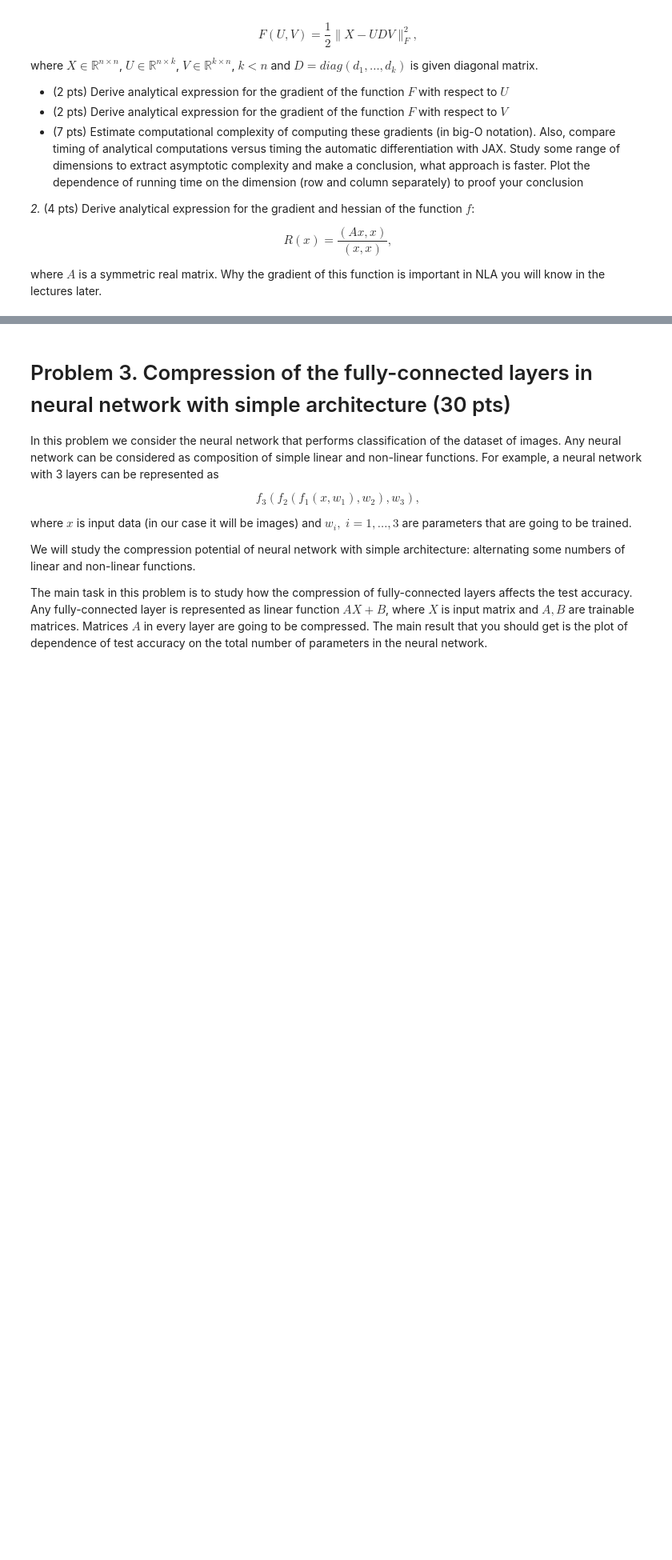
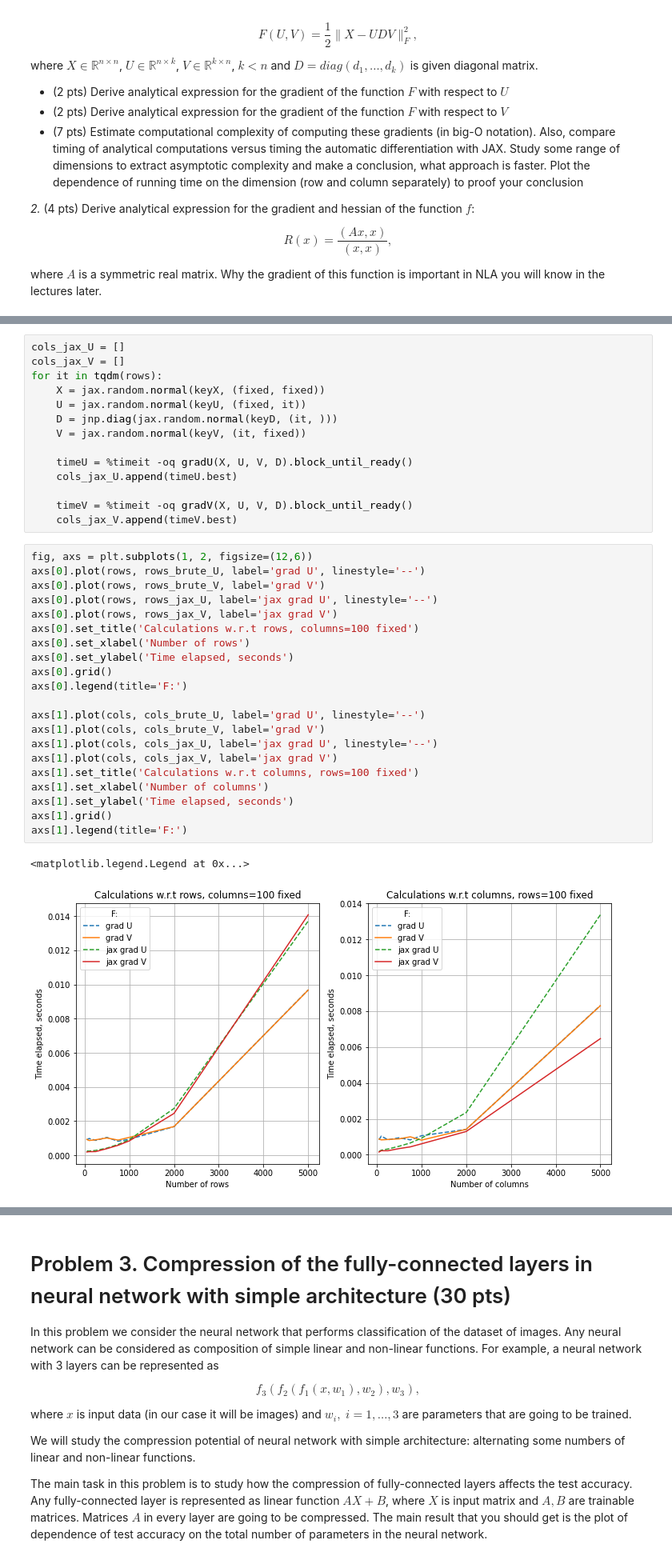
Before and after one commit to antonzub99/NLA-homeworks, a Jupyter notebook: HW1/hw1.ipynb, the cells around one changed output, grey strips where cells are left out. Shown at 80% size. Cells and saved outputs as stored; diff of their text form; blank space fills up the shorter version.

```diff
--- a/HW1/hw1.ipynb
+++ b/HW1/hw1.ipynb
@@ -217,0 +350,38 @@ $$
+# %%
+cols_jax_U = []
+cols_jax_V = []
+for it in tqdm(rows):
+    X = jax.random.normal(keyX, (fixed, fixed))
+    U = jax.random.normal(keyU, (fixed, it))
+    D = jnp.diag(jax.random.normal(keyD, (it, )))
+    V = jax.random.normal(keyV, (it, fixed))
+
+    timeU = %timeit -oq gradU(X, U, V, D).block_until_ready()
+    cols_jax_U.append(timeU.best)
+
+    timeV = %timeit -oq gradV(X, U, V, D).block_until_ready()
+    cols_jax_V.append(timeV.best)
+# %%
+fig, axs = plt.subplots(1, 2, figsize=(12,6))
+axs[0].plot(rows, rows_brute_U, label='grad U', linestyle='--')
+axs[0].plot(rows, rows_brute_V, label='grad V')
+axs[0].plot(rows, rows_jax_U, label='jax grad U', linestyle='--')
+axs[0].plot(rows, rows_jax_V, label='jax grad V')
+axs[0].set_title('Calculations w.r.t rows, columns=100 fixed')
+axs[0].set_xlabel('Number of rows')
+axs[0].set_ylabel('Time elapsed, seconds')
+axs[0].grid()
+axs[0].legend(title='F:')
+
+axs[1].plot(cols, cols_brute_U, label='grad U', linestyle='--')
+axs[1].plot(cols, cols_brute_V, label='grad V')
+axs[1].plot(cols, cols_jax_U, label='jax grad U', linestyle='--')
+axs[1].plot(cols, cols_jax_V, label='jax grad V')
+axs[1].set_title('Calculations w.r.t columns, rows=100 fixed')
+axs[1].set_xlabel('Number of columns')
+axs[1].set_ylabel('Time elapsed, seconds')
+axs[1].grid()
+axs[1].legend(title='F:')
+# %% [output]
+<matplotlib.legend.Legend at 0x...>
+[figure, added]
```
Also changed, not shown: parts of 33 cells of this notebook, 2 other files.
